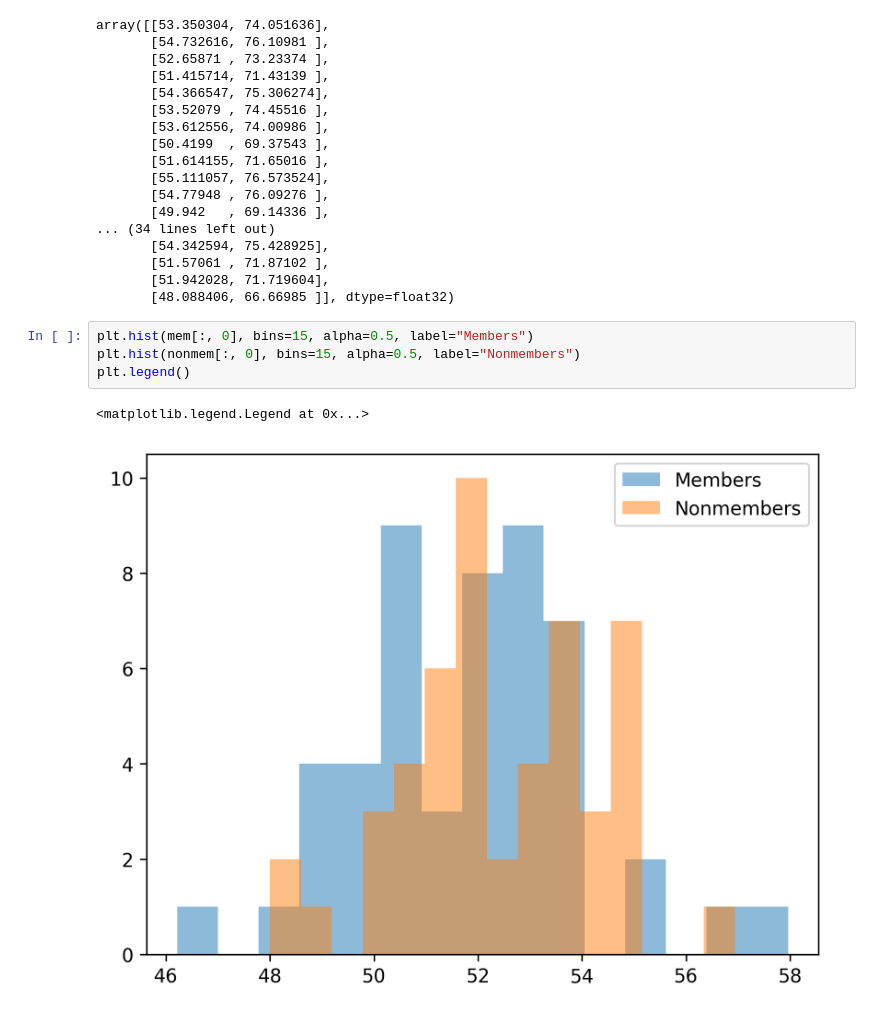
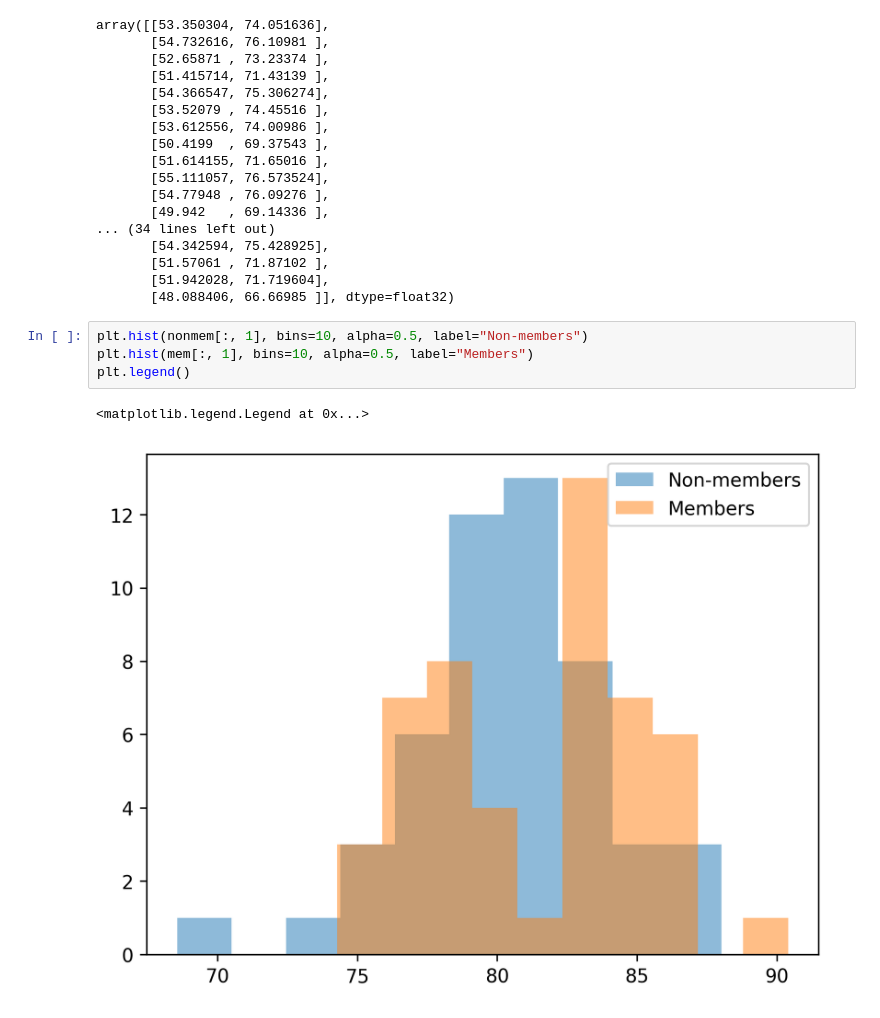
Before and after one commit to iamgroot42/propertyinference, a Jupyter notebook: experiments/latent_explore.ipynb, the cells around one changed output. Drawn from its saved outputs; the diff is of its cells as text.

```diff
--- a/experiments/latent_explore.ipynb
+++ b/experiments/latent_explore.ipynb
@@ -216,10 +299,10 @@ array([[53.350304, 74.051636],
        [51.57061 , 71.87102 ],
        [51.942028, 71.719604],
        [48.088406, 66.66985 ]], dtype=float32)
-# %%
-plt.hist(mem[:, 0], bins=15, alpha=0.5, label="Members")
-plt.hist(nonmem[:, 0], bins=15, alpha=0.5, label="Nonmembers")
-plt.legend()
-# %% [output]
-<matplotlib.legend.Legend at 0x...>
-[figure, removed]
+# %%
+plt.hist(nonmem[:, 1], bins=10, alpha=0.5, label="Non-members")
+plt.hist(mem[:, 1], bins=10, alpha=0.5, label="Members")
+plt.legend()
+# %% [output]
+<matplotlib.legend.Legend at 0x...>
+[figure, added]
```
Also changed, not shown: parts of 11 cells of this notebook, 3 other files.
